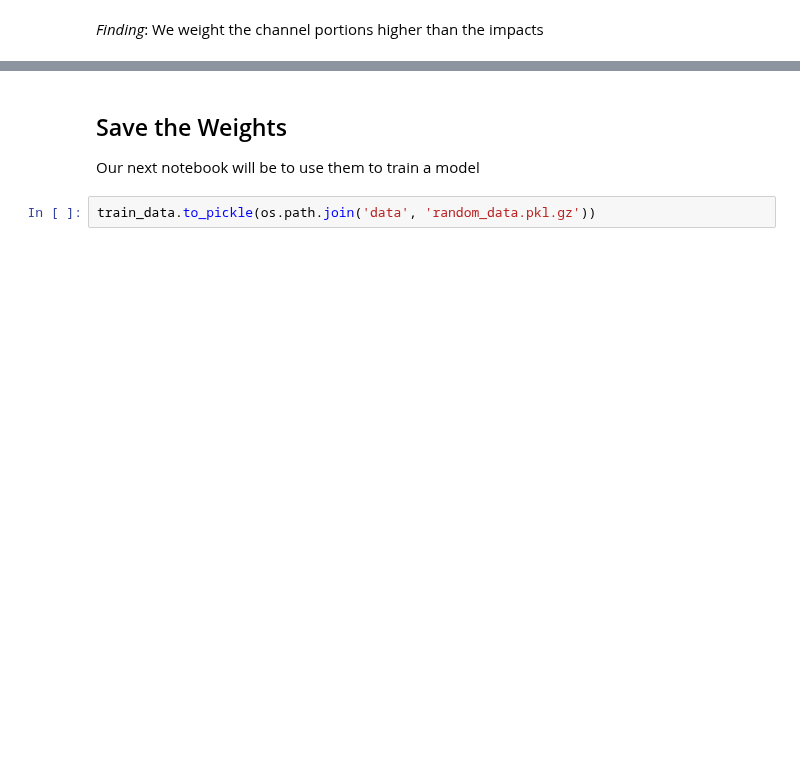
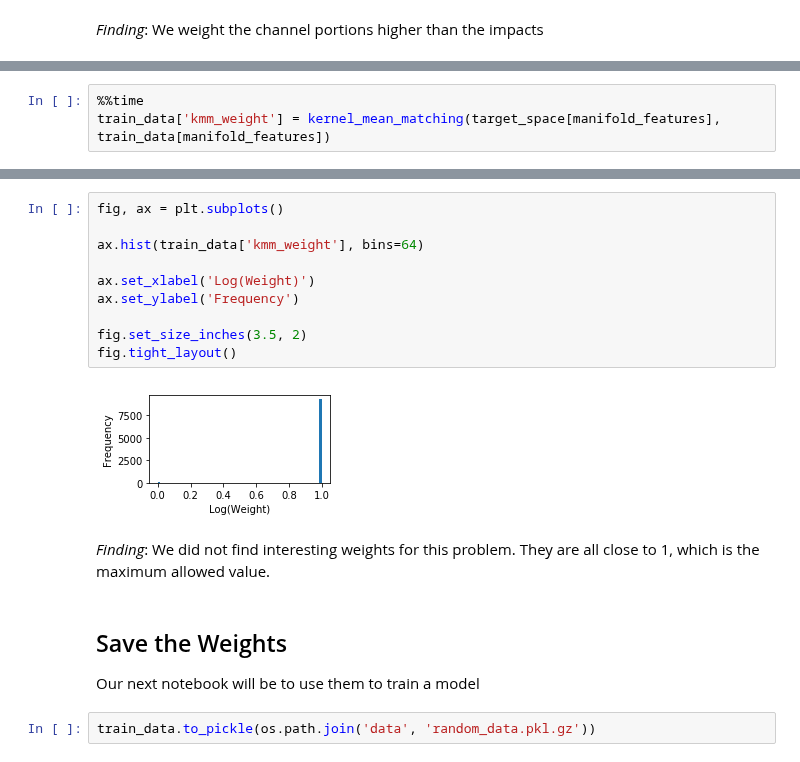
Before and after one commit to globus-labs/stopping-power-ml, a Jupyter notebook: single-velocity/manifold/resampling/0_compute_weights.ipynb, the cells around one changed output, grey strips where cells are left out. Saved outputs shown, nothing was run; the diff lists cells and outputs as text; blank space fills up the shorter version.

```diff
--- a/single-velocity/manifold/resampling/0_compute_weights.ipynb
+++ b/single-velocity/manifold/resampling/0_compute_weights.ipynb
@@ -105,0 +157,3 @@ fig.savefig(os.path.join('figures', 'random-traj-kde-weights.png'), dpi=320)
+# %%
+%%time
+train_data['kmm_weight'] = kernel_mean_matching(target_space[manifold_features], train_data[manifold_features])
@@ -106,3 +178,17 @@ fig.savefig(os.path.join('figures', 'random-traj-kde-weights.png'), dpi=320)
+# %%
+fig, ax = plt.subplots()
+
+ax.hist(train_data['kmm_weight'], bins=64)
+
+ax.set_xlabel('Log(Weight)')
+ax.set_ylabel('Frequency')
+
+fig.set_size_inches(3.5, 2)
+fig.tight_layout()
+# %% [output]
+[figure, added]
+# %% [markdown]
+*Finding*: We did not find interesting weights for this problem. They are all close to 1, which is the maximum allowed value.
 # %% [markdown]
 ## Save the Weights
 Our next notebook will be to use them to train a model
```
Also changed, not shown: parts of 11 cells of this notebook, 3 other files.
